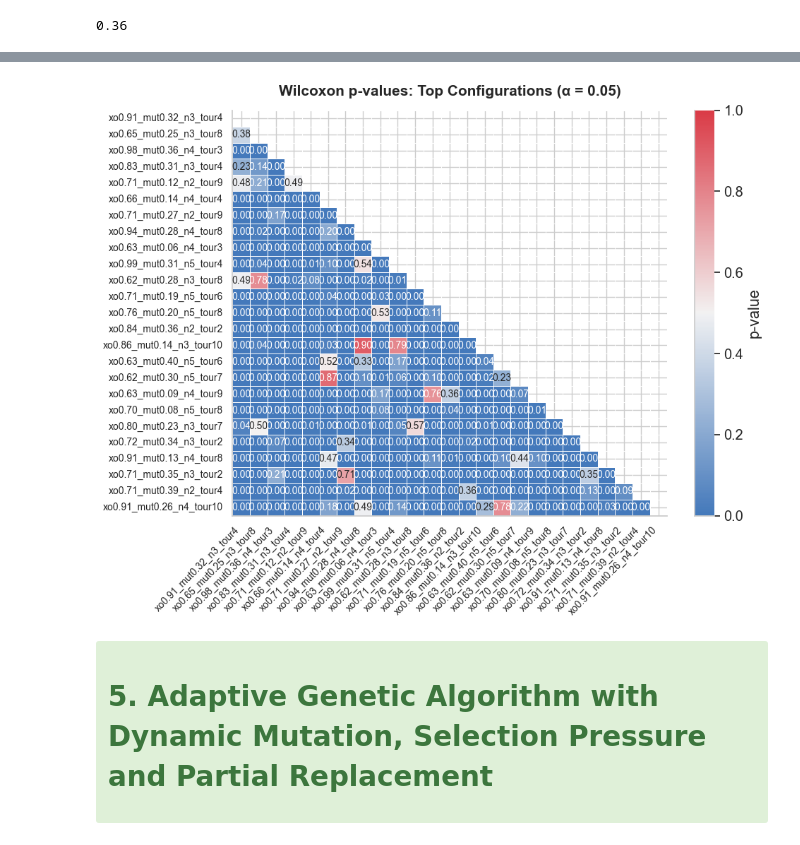
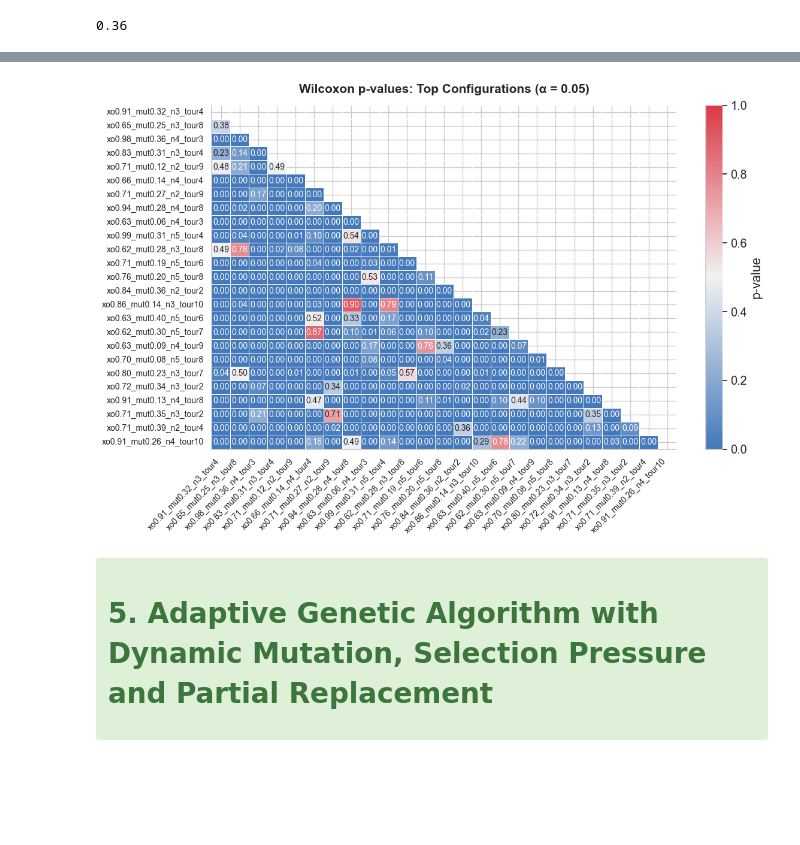
Before and after one commit to mgalao/computational-intelligence-for-optimization-project, a Jupyter notebook: notebooks_and_results/results_analysis.ipynb, the cells around one changed output, grey strips where cells are left out. Saved outputs shown, nothing was run; the diff lists cells and outputs as text; code cells hidden in the pictures; blank space fills up the shorter version.

```diff
--- a/notebooks_and_results/results_analysis.ipynb
+++ b/notebooks_and_results/results_analysis.ipynb
@@ -548,14 +548,14 @@ fitness_dfs_hp["xo0.84_mut0.36_n2_tour2"]
 # %% [markdown]
 ### **4.2.2** Mean/Median Fitness over Generation Line Charts
 # %%
-plot_fitness(fitness_dfs_hp, title_suffix='All Configurations')
+plot_fitness_hp(fitness_dfs_hp, title_suffix='Hyperparameter Search')
 # plot_fitness(fitprop_fitness_dfs, title_suffix='Fitness-Proportionate Selection')
 # plot_fitness(ranking_fitness_dfs, title_suffix='Ranking Selection')
 # plot_fitness(tournament_fitness_dfs, title_suffix='Tournament Selection')
 # %% [markdown]
 ### **4.2.3** Standard Deviation (Box Plot)
 # %%
-plot_final_fitness_boxplots(fitness_dfs_hp, title_suffix='All Configurations')
+plot_final_fitness_boxplots_hp(fitness_dfs_hp, title_suffix='All Configurations')
 # plot_final_fitness_boxplots(fitprop_fitness_dfs, title_suffix='Fitness-Proportionate Selection')
 # plot_final_fitness_boxplots(ranking_fitness_dfs, title_suffix='Ranking Selection')
 # plot_final_fitness_boxplots(tournament_fitness_dfs, title_suffix='Tournament Selection')
@@ -650,33 +666,33 @@ p_values_df.loc["xo0.84_mut0.36_n2_tour2", "xo0.71_mut0.39_n2_tour4"]
 # %%
 # Mask the upper triangle to reduce redundancy
 mask = np.triu(np.ones_like(p_values_df, dtype=bool))
 
 # Plot
-plt.figure(figsize=(10, 8))
+plt.figure(figsize=(12, 8))
 cmap = sns.diverging_palette(250, 10, as_cmap=True)
 
 sns.heatmap(
     p_values_df,
     mask=mask,
     cmap=cmap,
     vmin=0,
     vmax=1,
     annot=True,
     fmt=".2f",
     linewidths=0.6,
     linecolor='white',
     annot_kws={"size": 10},
     cbar_kws={'label': 'p-value'}
 )
 
 plt.title("Wilcoxon p-values: Top Configurations (α = 0.05)", fontsize=15, weight='bold', pad=15)
 plt.xticks(rotation=45, ha='right', fontsize=10)
 plt.yticks(rotation=0, fontsize=10)
 sns.despine()
 plt.tight_layout()
 plt.show()
 # %% [output]
-[figure, old version]
+[figure, new version]
 # %% [markdown]
 <div class="alert alert-block alert-success">
 
```
Also changed, not shown: parts of 6 cells of this notebook.
